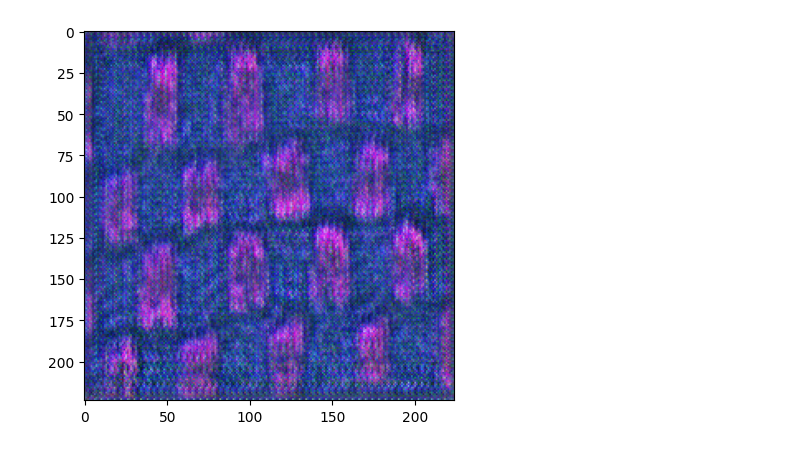
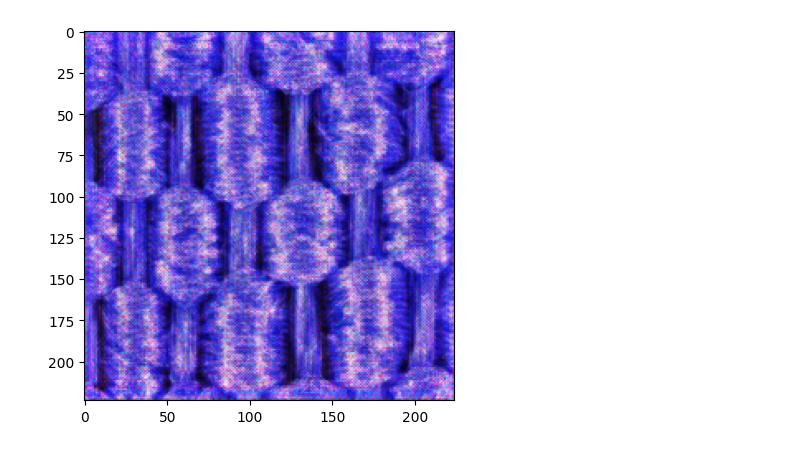
Before and after one commit to Paparare/1_textile_recog, a Jupyter notebook: gan.ipynb, the cells around one changed output. Cells and saved outputs as stored; diff of their text form; code cells hidden in the pictures.

```diff
--- a/gan.ipynb
+++ b/gan.ipynb
@@ -298,17 +299,19 @@ Epoch [99/100] Batch [0/3] Loss D: 0.006445149891078472, loss G: 1.1631307601928
 # %%
-# def upscale_image(lr_image, generator):
-#     generator.eval()
-#     lr_image = lr_transform(lr_image).unsqueeze(0).cuda()
-#     with torch.no_grad():
-#         sr_image = generator(lr_image).cpu().data
-#     sr_image = (sr_image + 1) / 2
-#     sr_image = np.transpose(sr_image.numpy(), (0, 2, 3, 1))
-#     return sr_image[0]
+def upscale_image(lr_image, generator):
+    generator.eval()
+    lr_image = lr_transform(lr_image).unsqueeze(0).cuda()
+    with torch.no_grad():
+        sr_image = generator(lr_image).cpu().data
+    sr_image = (sr_image + 1) / 2
+    sr_image = np.transpose(sr_image.numpy(), (0, 2, 3, 1))
+    return sr_image[0]
 
-# generator.load_state_dict(torch.load('saved_models/generator_99.pth'))
-# lr_img = Image.open('data/lr_pic/31a9e4.png').convert("RGB")
-# sr_img = upscale_image(lr_img, generator)
-# plt.imshow(sr_img)
-# plt.show()
+generator.load_state_dict(torch.load('saved_models/generator_999.pth'))
+lr_img = Image.open('data/pic/29a6e4.png').convert("RGB")
+sr_img = upscale_image(lr_img, generator)
+plt.imshow(sr_img)
+plt.show()
+sr_img_pil = Image.fromarray((sr_img * 255).astype(np.uint8))
+sr_img_pil.save('sample/002.png')
 # %% [output]
-[figure, old version]
+[figure, new version]
```
Also changed, not shown: parts of 2 cells of this notebook.
